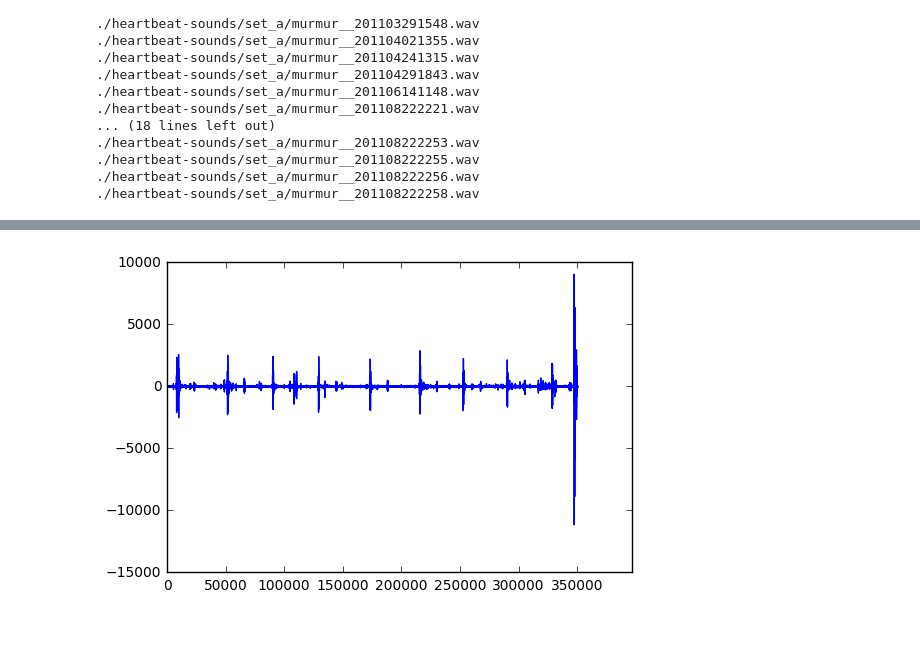
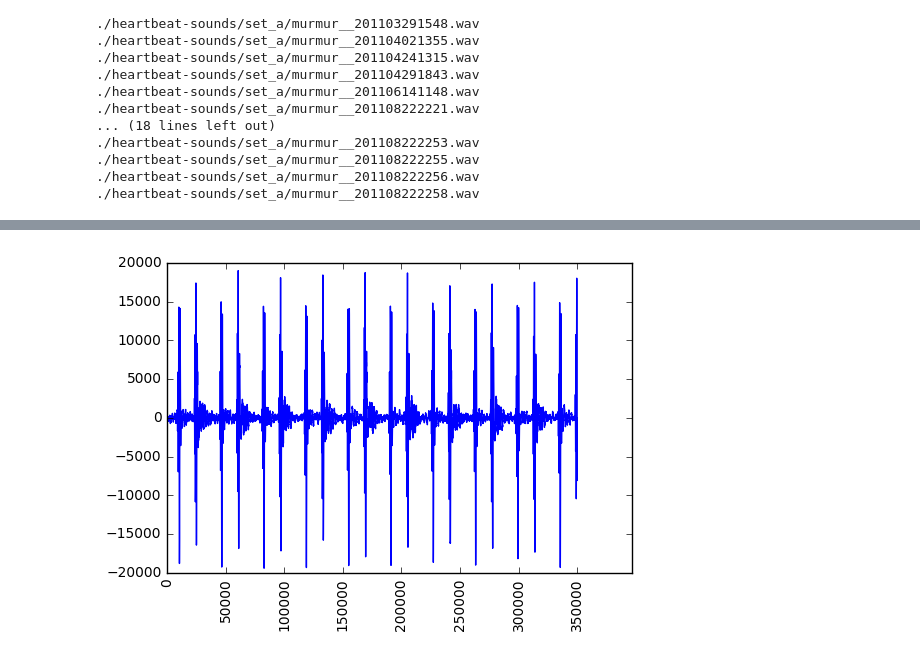
Before and after one commit to J-Doyle/CE888-Assignment, a Jupyter notebook: Loading Multiple Data.ipynb, the cells around one changed output, grey strips where cells are left out. Saved outputs shown, nothing was run; the diff lists cells and outputs as text; code cells hidden in the pictures; blank space fills up the shorter version.

```diff
--- a/Loading Multiple Data.ipynb
+++ b/Loading Multiple Data.ipynb
@@ -17,8 +17,12 @@ for filename in os.listdir(directory):
         frames = f.readframes(-1)
         samples = struct.unpack('h'*f.getnframes(), frames)
 
+        sound_info = pylab.fromstring(frames, 'Int16')
+        frame_rate = framerate
+
         temp_df = pd.DataFrame(list(samples))
-        normal_df = normal_df.append(temp_df.T)
+        normal_df = normal_df.append(temp_df.T,ignore_index=True)
+
         continue
     else:
         continue
@@ -73,7 +77,7 @@ for filename in os.listdir(directory):
         samples = struct.unpack('h'*f.getnframes(), frames)
 
         temp_df = pd.DataFrame(list(samples))
-        murmur_df = murmur_df.append(temp_df.T)
+        murmur_df = murmur_df.append(temp_df.T,ignore_index=True)
         continue
     else:
         continue
@@ -118,4 +122,5 @@ murmur_df
 34 rows × 396900 columns
 # %%
 AllData_df = pd.DataFrame(normal_df)
-AllData_df = AllData_df.append(murmur_df)
+AllData_df = AllData_df.append(murmur_df,ignore_index=True)
+print AllData_df
@@ -185,7 +169,8 @@ AllData_df.dropna
 # %%
 import matplotlib.pyplot as plt
-row = AllData_df.iloc[10]
+row = AllData_df.iloc[44]
 row.plot()
+plt.xticks(rotation='vertical')
 plt.show()
 # %% [output]
-[figure, old version]
+[figure, new version]
```
Also changed, not shown: parts of 20 cells of this notebook, 3 other files.
